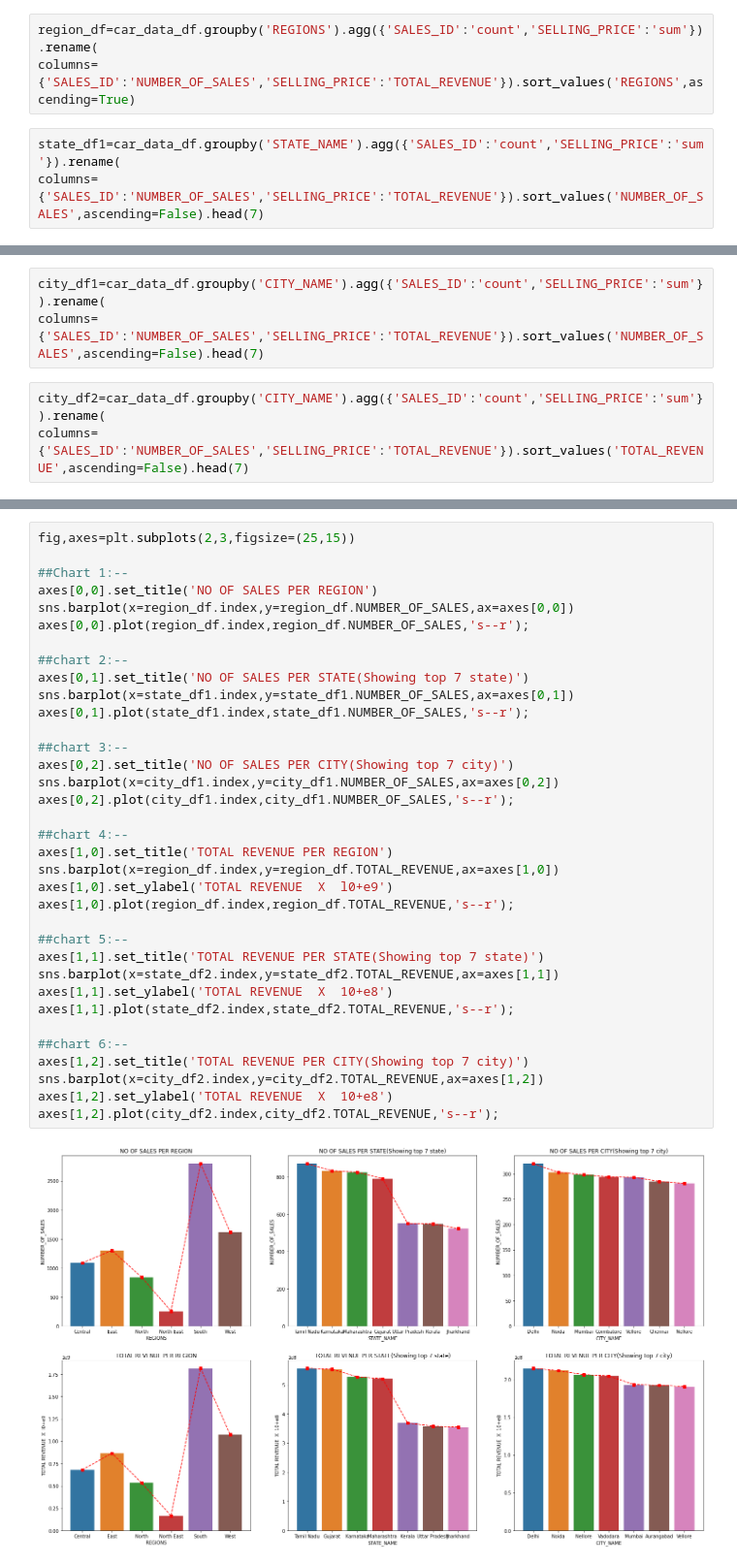
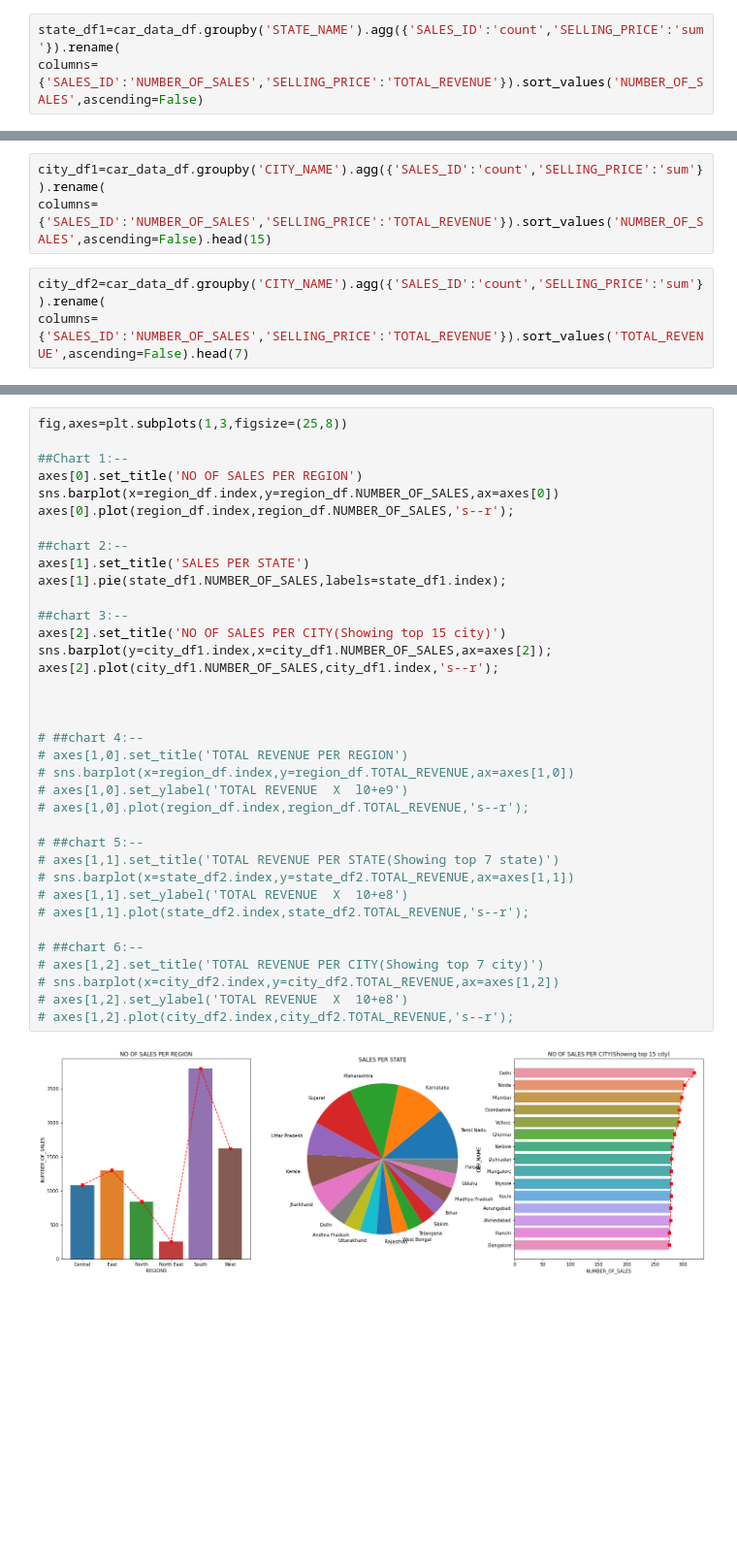
Before and after one commit to Anubhaw19/CP, a Jupyter notebook: Python/capstone(car_data).ipynb, the cells around one changed output, grey strips where cells are left out. Shown at 97% size. Drawn from its saved outputs; the diff is of its cells as text; blank space fills up the shorter version.

```diff
--- a/Python/capstone(car_data).ipynb
+++ b/Python/capstone(car_data).ipynb
@@ -65,15 +81,12 @@ plt.title('COUNT OF SALES PER BRAND');
 # %%
-region_df=car_data_df.groupby('REGIONS').agg({'SALES_ID':'count','SELLING_PRICE':'sum'}).rename(
-columns={'SALES_ID':'NUMBER_OF_SALES','SELLING_PRICE':'TOTAL_REVENUE'}).sort_values('REGIONS',ascending=True)
+state_df1=car_data_df.groupby('STATE_NAME').agg({'SALES_ID':'count','SELLING_PRICE':'sum'}).rename(
+columns={'SALES_ID':'NUMBER_OF_SALES','SELLING_PRICE':'TOTAL_REVENUE'}).sort_values('NUMBER_OF_SALES',ascending=False)
-# %%
-state_df1=car_data_df.groupby('STATE_NAME').agg({'SALES_ID':'count','SELLING_PRICE':'sum'}).rename(
-columns={'SALES_ID':'NUMBER_OF_SALES','SELLING_PRICE':'TOTAL_REVENUE'}).sort_values('NUMBER_OF_SALES',ascending=False).head(7)
 # %%
 state_df2=car_data_df.groupby('STATE_NAME').agg({'SALES_ID':'count','SELLING_PRICE':'sum'}).rename(
 columns={'SALES_ID':'NUMBER_OF_SALES','SELLING_PRICE':'TOTAL_REVENUE'}).sort_values('TOTAL_REVENUE',ascending=False).head(7)
 # %%
 city_df1=car_data_df.groupby('CITY_NAME').agg({'SALES_ID':'count','SELLING_PRICE':'sum'}).rename(
-columns={'SALES_ID':'NUMBER_OF_SALES','SELLING_PRICE':'TOTAL_REVENUE'}).sort_values('NUMBER_OF_SALES',ascending=False).head(7)
+columns={'SALES_ID':'NUMBER_OF_SALES','SELLING_PRICE':'TOTAL_REVENUE'}).sort_values('NUMBER_OF_SALES',ascending=False).head(15)
 # %%
 city_df2=car_data_df.groupby('CITY_NAME').agg({'SALES_ID':'count','SELLING_PRICE':'sum'}).rename(
 columns={'SALES_ID':'NUMBER_OF_SALES','SELLING_PRICE':'TOTAL_REVENUE'}).sort_values('TOTAL_REVENUE',ascending=False).head(7)
@@ -104,37 +155,38 @@ location_df
 # %%
-fig,axes=plt.subplots(2,3,figsize=(25,15))
+fig,axes=plt.subplots(1,3,figsize=(25,8))
 
 ##Chart 1:--
-axes[0,0].set_title('NO OF SALES PER REGION')
-sns.barplot(x=region_df.index,y=region_df.NUMBER_OF_SALES,ax=axes[0,0])
-axes[0,0].plot(region_df.index,region_df.NUMBER_OF_SALES,'s--r');
+axes[0].set_title('NO OF SALES PER REGION')
+sns.barplot(x=region_df.index,y=region_df.NUMBER_OF_SALES,ax=axes[0])
+axes[0].plot(region_df.index,region_df.NUMBER_OF_SALES,'s--r');
 
 ##chart 2:--
-axes[0,1].set_title('NO OF SALES PER STATE(Showing top 7 state)')
-sns.barplot(x=state_df1.index,y=state_df1.NUMBER_OF_SALES,ax=axes[0,1])
-axes[0,1].plot(state_df1.index,state_df1.NUMBER_OF_SALES,'s--r');
+axes[1].set_title('SALES PER STATE')
+axes[1].pie(state_df1.NUMBER_OF_SALES,labels=state_df1.index);
 
 ##chart 3:--
-axes[0,2].set_title('NO OF SALES PER CITY(Showing top 7 city)')
-sns.barplot(x=city_df1.index,y=city_df1.NUMBER_OF_SALES,ax=axes[0,2])
-axes[0,2].plot(city_df1.index,city_df1.NUMBER_OF_SALES,'s--r');
+axes[2].set_title('NO OF SALES PER CITY(Showing top 15 city)')
+sns.barplot(y=city_df1.index,x=city_df1.NUMBER_OF_SALES,ax=axes[2]);
+axes[2].plot(city_df1.NUMBER_OF_SALES,city_df1.index,'s--r');
 
-##chart 4:--
-axes[1,0].set_title('TOTAL REVENUE PER REGION')
-sns.barplot(x=region_df.index,y=region_df.TOTAL_REVENUE,ax=axes[1,0])
-axes[1,0].set_ylabel('TOTAL REVENUE  X  l0+e9')
-axes[1,0].plot(region_df.index,region_df.TOTAL_REVENUE,'s--r');
 
-##chart 5:--
-axes[1,1].set_title('TOTAL REVENUE PER STATE(Showing top 7 state)')
-sns.barplot(x=state_df2.index,y=state_df2.TOTAL_REVENUE,ax=axes[1,1])
-axes[1,1].set_ylabel('TOTAL REVENUE  X  10+e8')
-axes[1,1].plot(state_df2.index,state_df2.TOTAL_REVENUE,'s--r');
 
-##chart 6:--
-axes[1,2].set_title('TOTAL REVENUE PER CITY(Showing top 7 city)')
-sns.barplot(x=city_df2.index,y=city_df2.TOTAL_REVENUE,ax=axes[1,2])
-axes[1,2].set_ylabel('TOTAL REVENUE  X  10+e8')
-axes[1,2].plot(city_df2.index,city_df2.TOTAL_REVENUE,'s--r');
+# ##chart 4:--
+# axes[1,0].set_title('TOTAL REVENUE PER REGION')
+# sns.barplot(x=region_df.index,y=region_df.TOTAL_REVENUE,ax=axes[1,0])
+# axes[1,0].set_ylabel('TOTAL REVENUE  X  l0+e9')
+# axes[1,0].plot(region_df.index,region_df.TOTAL_REVENUE,'s--r');
+
+# ##chart 5:--
+# axes[1,1].set_title('TOTAL REVENUE PER STATE(Showing top 7 state)')
+# sns.barplot(x=state_df2.index,y=state_df2.TOTAL_REVENUE,ax=axes[1,1])
+# axes[1,1].set_ylabel('TOTAL REVENUE  X  10+e8')
+# axes[1,1].plot(state_df2.index,state_df2.TOTAL_REVENUE,'s--r');
+
+# ##chart 6:--
+# axes[1,2].set_title('TOTAL REVENUE PER CITY(Showing top 7 city)')
+# sns.barplot(x=city_df2.index,y=city_df2.TOTAL_REVENUE,ax=axes[1,2])
+# axes[1,2].set_ylabel('TOTAL REVENUE  X  10+e8')
+# axes[1,2].plot(city_df2.index,city_df2.TOTAL_REVENUE,'s--r');
 # %% [output]
-[figure, old version]
+[figure, new version]
```
Also changed, not shown: parts of 14 cells of this notebook.
